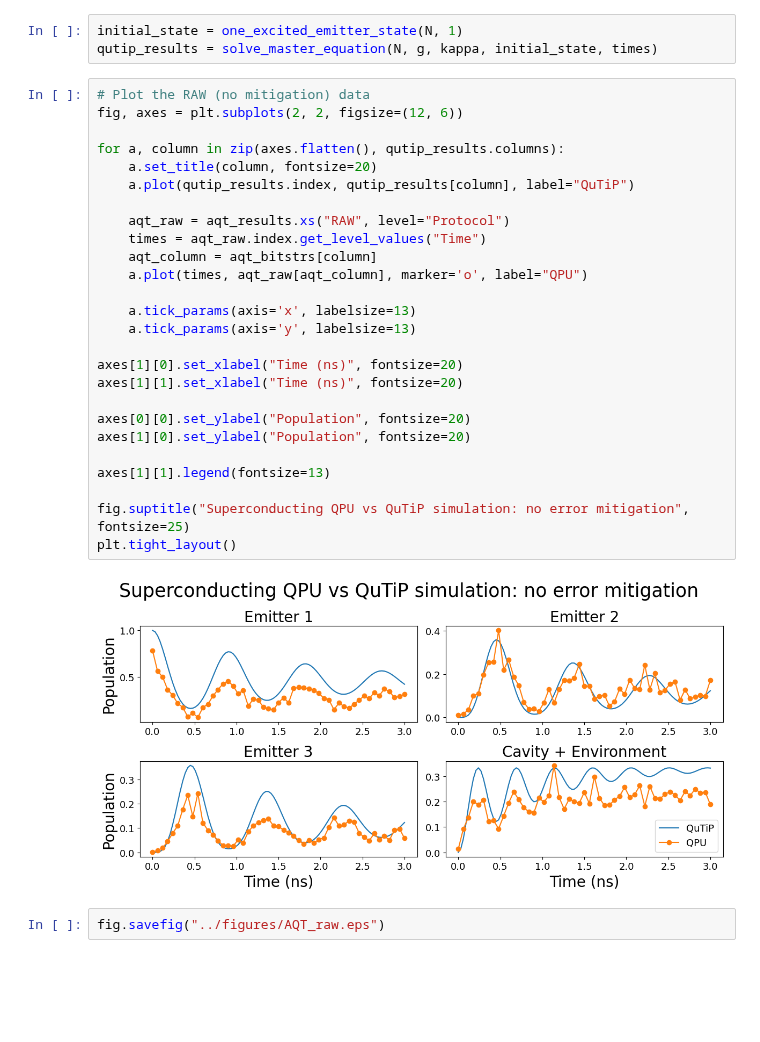
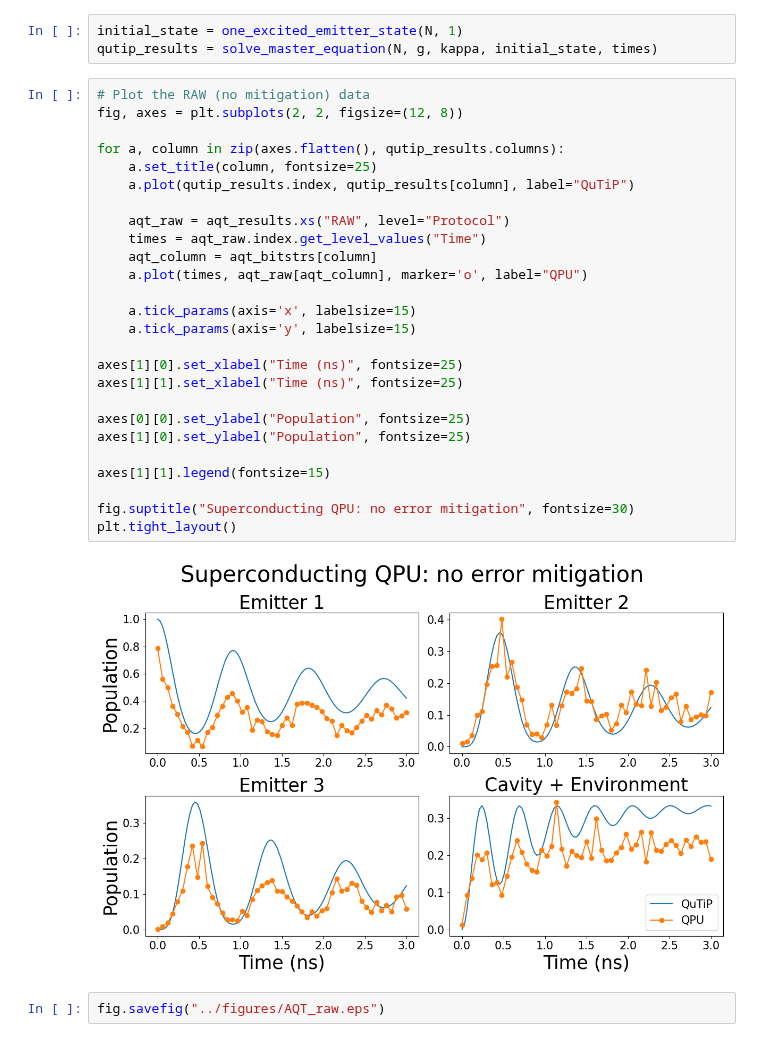
Before and after one commit to radulaski/CQED_quantum_simulation, a Jupyter notebook: notebooks/AQT_raw.ipynb, the cells around one changed output. Cells and saved outputs as stored; diff of their text form; blank space fills up the shorter version.

Commit message:
bump font size in AQT_raw figure

```diff
--- a/notebooks/AQT_raw.ipynb
+++ b/notebooks/AQT_raw.ipynb
@@ -27,32 +27,32 @@ initial_state = one_excited_emitter_state(N, 1)
 qutip_results = solve_master_equation(N, g, kappa, initial_state, times)
 # %%
 # Plot the RAW (no mitigation) data
-fig, axes = plt.subplots(2, 2, figsize=(12, 6))
+fig, axes = plt.subplots(2, 2, figsize=(12, 8))
 
 for a, column in zip(axes.flatten(), qutip_results.columns):
-    a.set_title(column, fontsize=20)
+    a.set_title(column, fontsize=25)
     a.plot(qutip_results.index, qutip_results[column], label="QuTiP")
 
     aqt_raw = aqt_results.xs("RAW", level="Protocol")
     times = aqt_raw.index.get_level_values("Time")
     aqt_column = aqt_bitstrs[column]
     a.plot(times, aqt_raw[aqt_column], marker='o', label="QPU")
 
-    a.tick_params(axis='x', labelsize=13)
-    a.tick_params(axis='y', labelsize=13)
+    a.tick_params(axis='x', labelsize=15)
+    a.tick_params(axis='y', labelsize=15)
 
-axes[1][0].set_xlabel("Time (ns)", fontsize=20)
-axes[1][1].set_xlabel("Time (ns)", fontsize=20)
+axes[1][0].set_xlabel("Time (ns)", fontsize=25)
+axes[1][1].set_xlabel("Time (ns)", fontsize=25)
 
-axes[0][0].set_ylabel("Population", fontsize=20)
-axes[1][0].set_ylabel("Population", fontsize=20)
+axes[0][0].set_ylabel("Population", fontsize=25)
+axes[1][0].set_ylabel("Population", fontsize=25)
 
-axes[1][1].legend(fontsize=13)
+axes[1][1].legend(fontsize=15)
 
-fig.suptitle("Superconducting QPU vs QuTiP simulation: no error mitigation", fontsize=25)
+fig.suptitle("Superconducting QPU: no error mitigation", fontsize=30)
 plt.tight_layout()
 # %% [output]
-[figure, old version]
+[figure, new version]
 # %%
 fig.savefig("../figures/AQT_raw.eps")
 # %% [output]
```
Also changed, not shown: 1 other file.
